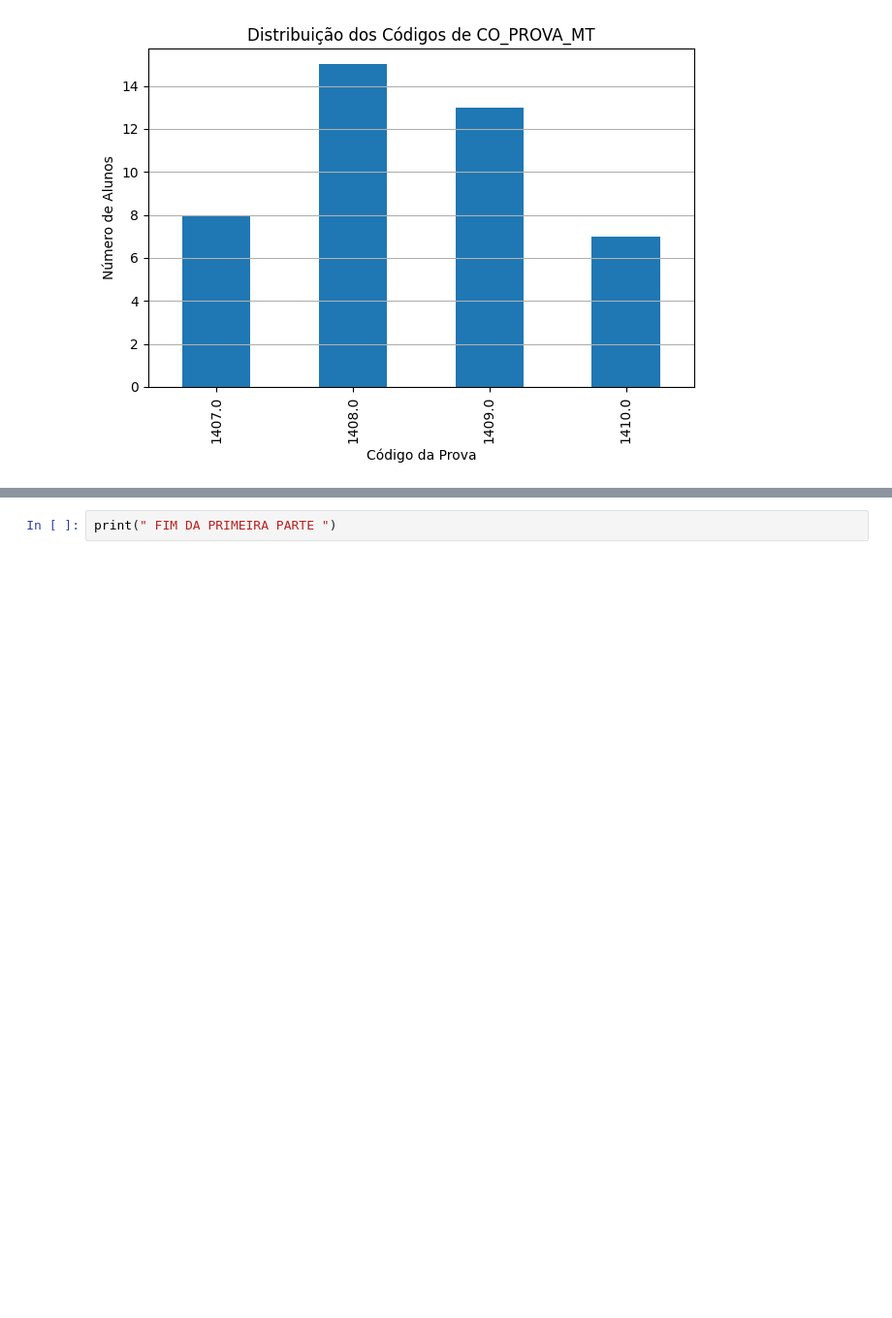
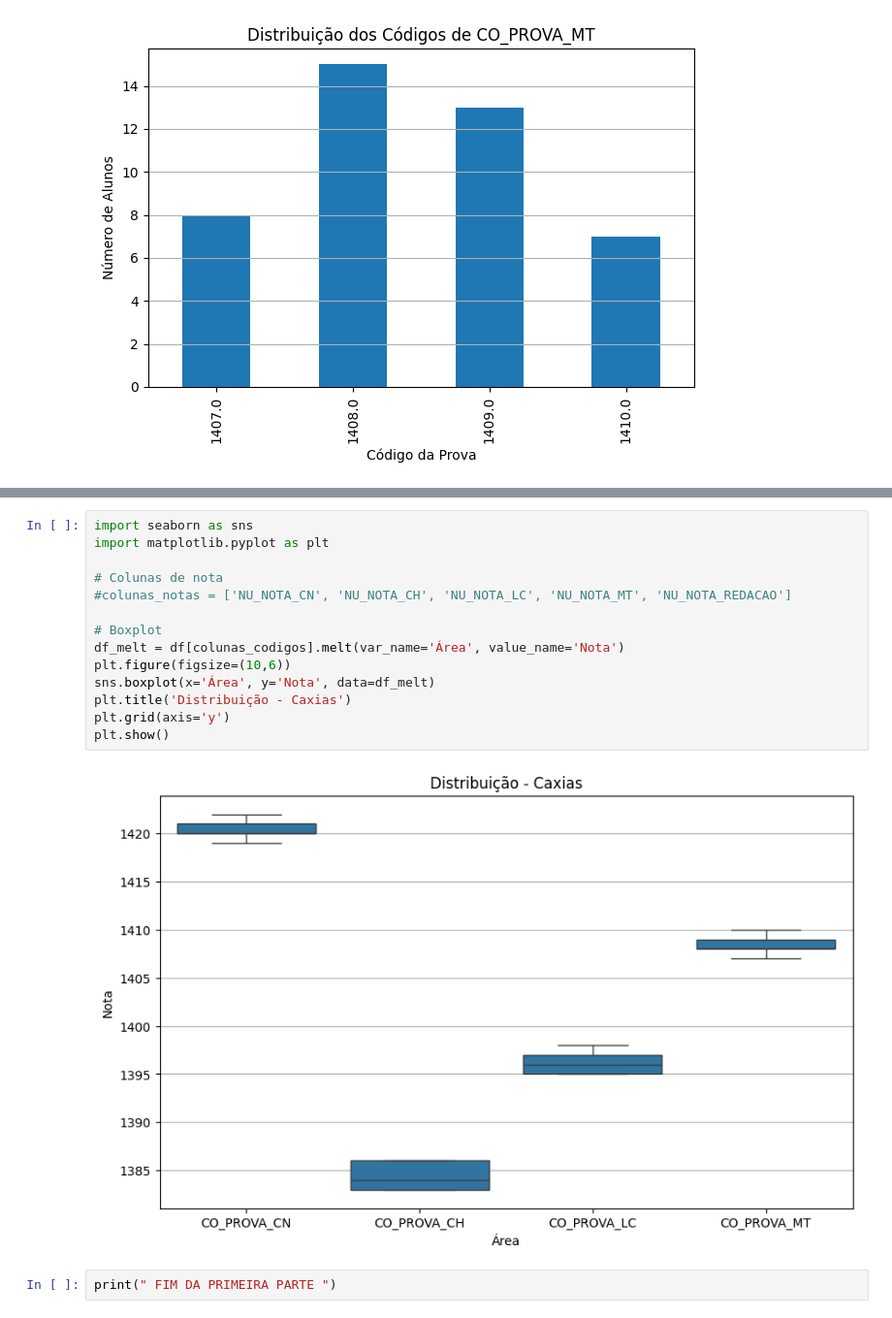
Before and after one commit to anderson02aa/ENEM-Frontin, a Jupyter notebook: ENEM_Frontin.ipynb, the cells around one changed output, grey strips where cells are left out. Shown at 97% size. Drawn from its saved outputs; the diff is of its cells as text; blank space fills up the shorter version.

```diff
--- a/ENEM_Frontin.ipynb
+++ b/ENEM_Frontin.ipynb
@@ -174,3 +190,19 @@ for coluna in colunas_codigos:
+# %%
+import seaborn as sns
+import matplotlib.pyplot as plt
+
+# Colunas de nota
+#colunas_notas = ['NU_NOTA_CN', 'NU_NOTA_CH', 'NU_NOTA_LC', 'NU_NOTA_MT', 'NU_NOTA_REDACAO']
+
+# Boxplot
+df_melt = df[colunas_codigos].melt(var_name='Área', value_name='Nota')
+plt.figure(figsize=(10,6))
+sns.boxplot(x='Área', y='Nota', data=df_melt)
+plt.title('Distribuição - Caxias')
+plt.grid(axis='y')
+plt.show()
+# %% [output]
+[figure, added]
 # %%
 print(" FIM DA PRIMEIRA PARTE ")
 # %% [output]
```
Also changed, not shown: parts of 2 cells of this notebook.
